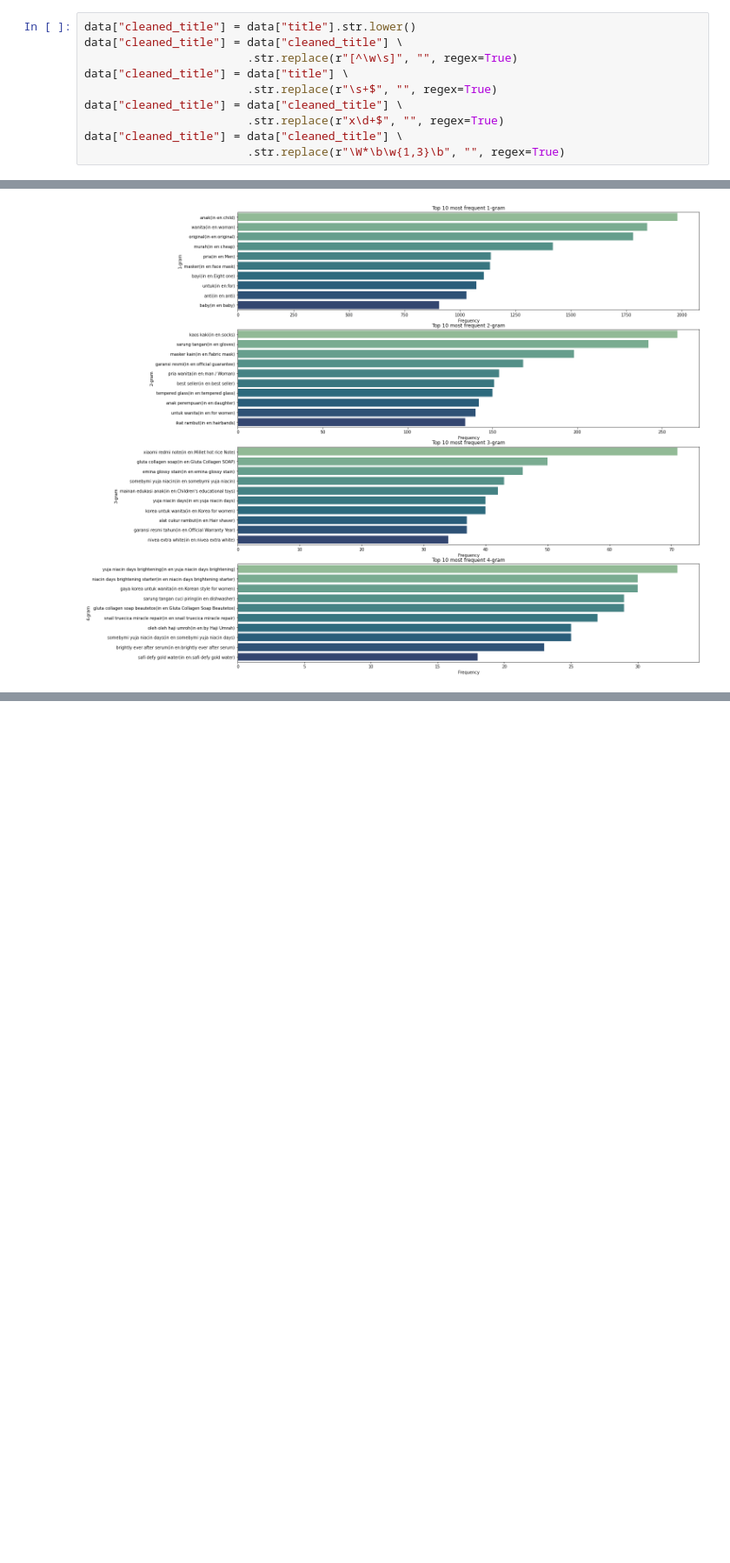
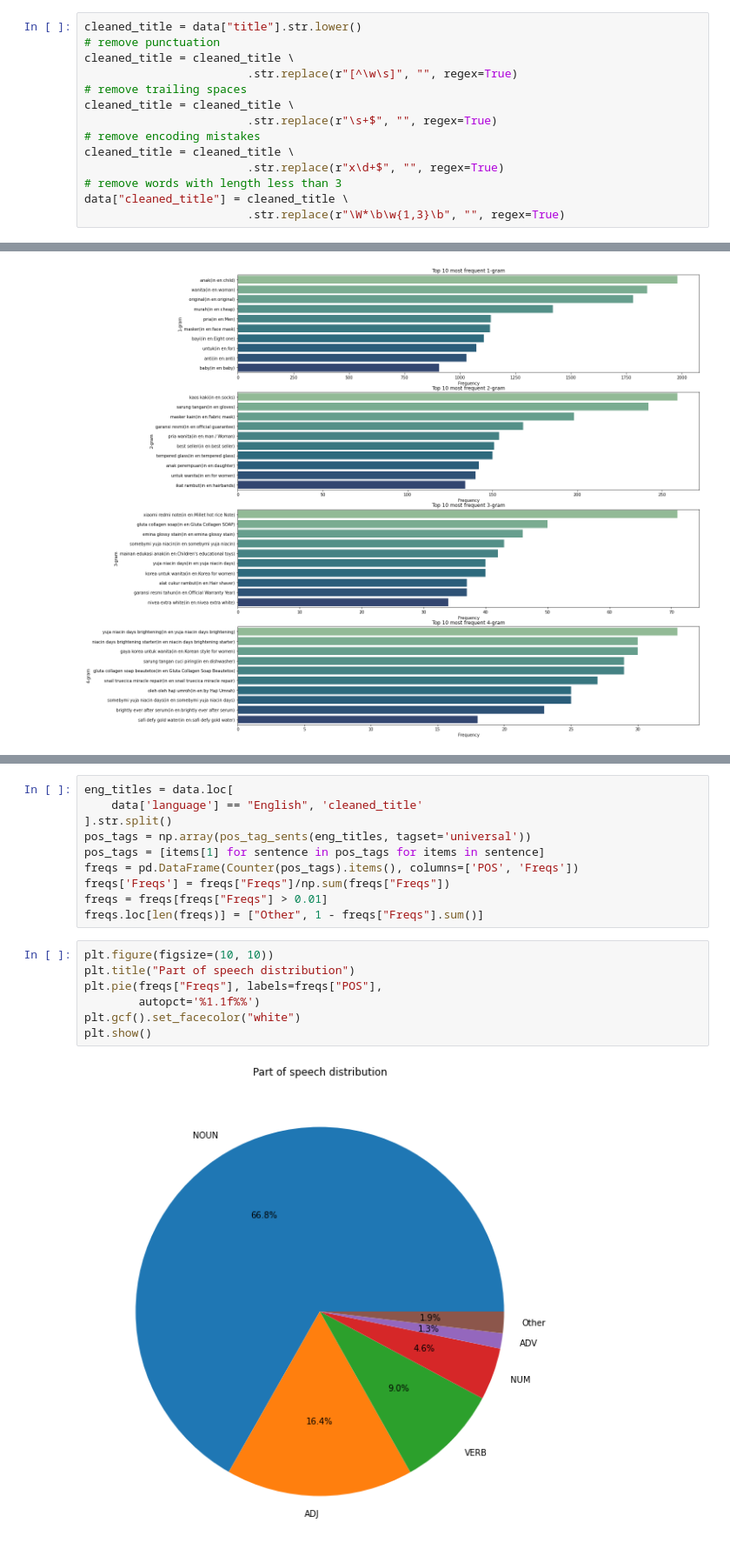
Before and after one commit to DenisioMytnysiano/Shopee-2021-Competition, a Jupyter notebook: notebooks/eda-text.ipynb, the cells around one changed output, grey strips where cells are left out. Shown: that part at 87% size. Drawn from its saved outputs; the diff is of its cells as text; blank space fills up the shorter version.

Commit message:
Added pos distributions

```diff
--- a/notebooks/eda-text.ipynb
+++ b/notebooks/eda-text.ipynb
@@ -72,14 +88,18 @@ plt.show()
 # %% [markdown]
 # Text cleaning
 # %%
-data["cleaned_title"] = data["title"].str.lower()
-data["cleaned_title"] = data["cleaned_title"] \
+cleaned_title = data["title"].str.lower()
+# remove punctuation
+cleaned_title = cleaned_title \
                         .str.replace(r"[^\w\s]", "", regex=True)
-data["cleaned_title"] = data["title"] \
+# remove trailing spaces
+cleaned_title = cleaned_title \
                         .str.replace(r"\s+$", "", regex=True)
-data["cleaned_title"] = data["cleaned_title"] \
+# remove encoding mistakes
+cleaned_title = cleaned_title \
                         .str.replace(r"x\d+$", "", regex=True)
-data["cleaned_title"] = data["cleaned_title"] \
+# remove words with length less than 3
+data["cleaned_title"] = cleaned_title \
                         .str.replace(r"\W*\b\w{1,3}\b", "", regex=True)
 # %% [markdown]
 # Distribution of title length (words)
@@ -170,0 +193,19 @@ plt.show()
+# %%
+eng_titles = data.loc[
+    data['language'] == "English", 'cleaned_title'
+].str.split()
+pos_tags = np.array(pos_tag_sents(eng_titles, tagset='universal'))
+pos_tags = [items[1] for sentence in pos_tags for items in sentence]
+freqs = pd.DataFrame(Counter(pos_tags).items(), columns=['POS', 'Freqs'])
+freqs['Freqs'] = freqs["Freqs"]/np.sum(freqs["Freqs"])
+freqs = freqs[freqs["Freqs"] > 0.01]
+freqs.loc[len(freqs)] = ["Other", 1 - freqs["Freqs"].sum()]
+# %%
+plt.figure(figsize=(10, 10))
+plt.title("Part of speech distribution")
+plt.pie(freqs["Freqs"], labels=freqs["POS"],
+        autopct='%1.1f%%')
+plt.gcf().set_facecolor("white")
+plt.show()
+# %% [output]
+[figure, added]
```
Also changed, not shown: parts of 2 cells of this notebook, 2 other files.
